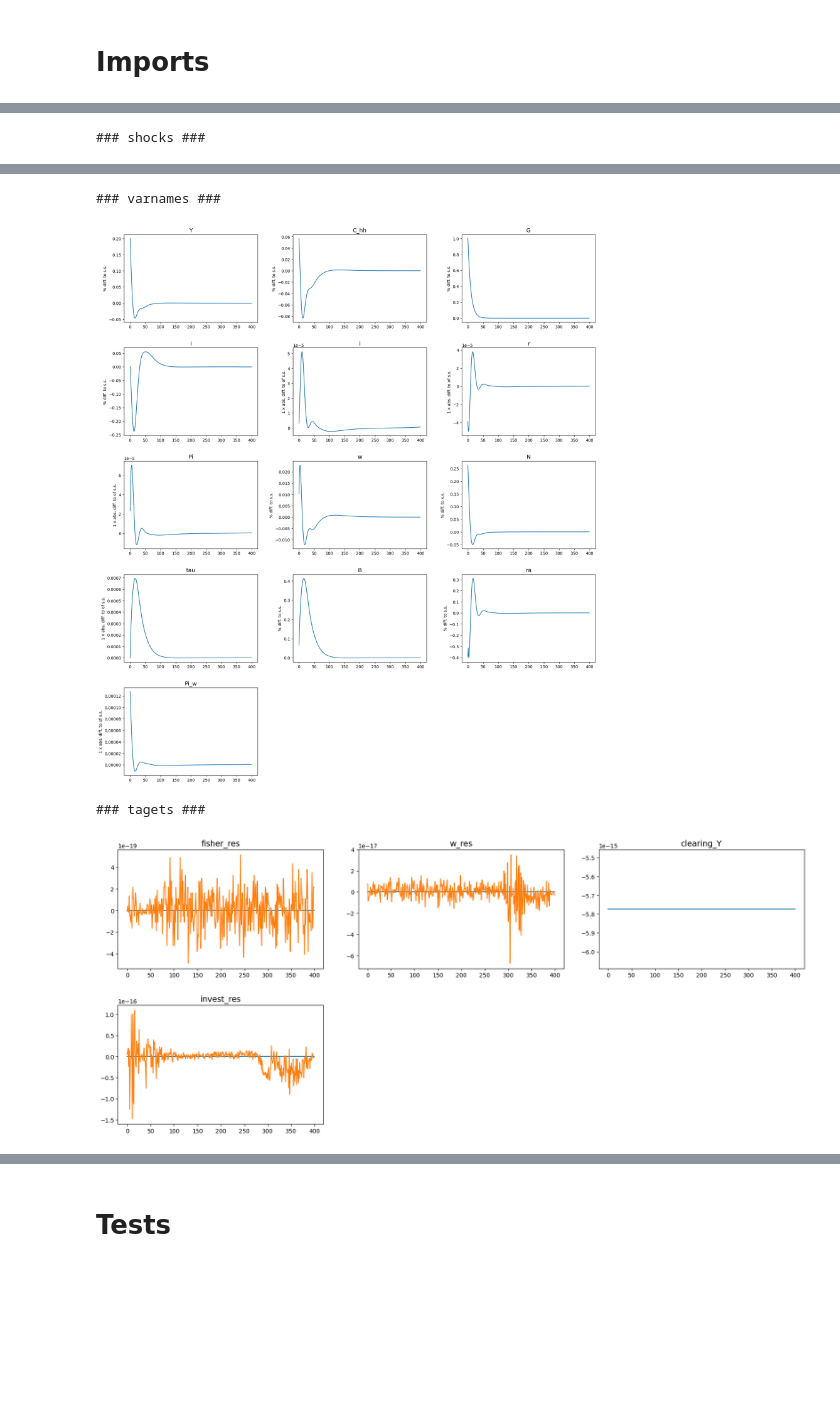
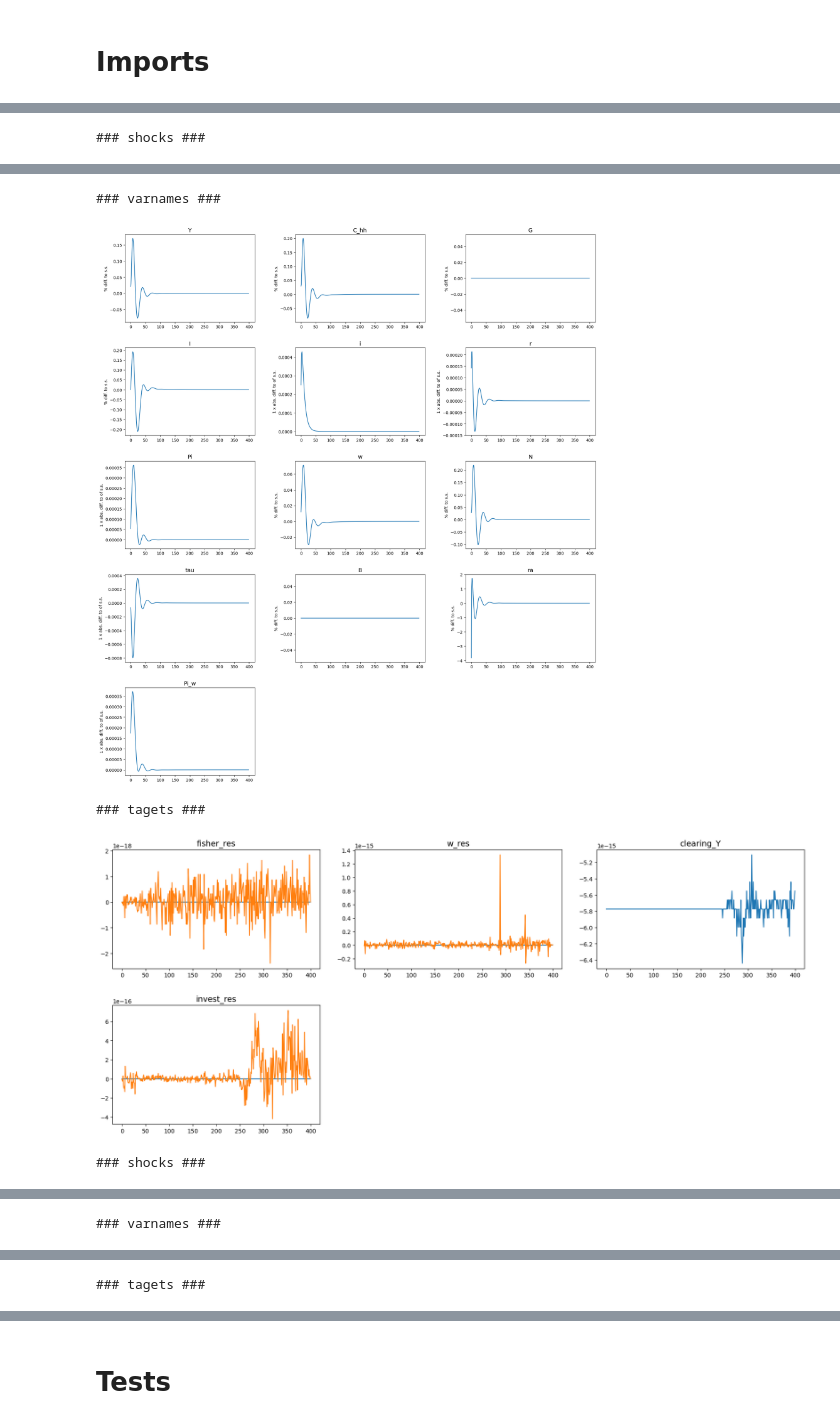
Before and after one commit to YanWin/StickyInformationHANK, a Jupyter notebook: notebooks/Tests_Examples/HANKSticky_minimal.ipynb, the cells around one changed output, grey strips where cells are left out. Drawn from its saved outputs; the diff is of its cells as text; code cells hidden in the pictures; blank space fills up the shorter version.

Commit message:
Pre investment fix

```diff
--- a/notebooks/Tests_Examples/HANKSticky_minimal.ipynb
+++ b/notebooks/Tests_Examples/HANKSticky_minimal.ipynb
@@ -51,19 +48,30 @@ Discrepancy in MPC =  -0.00000000
 # %%
 ss = model.ss
 par = model.par
-# %%
-model.par.phi_G = 1.0
-model.par.phi_pi = 1.25
-model.par.rho_m = 0.89
-model.blocks = [
-            'blocks.production_firm',
-            'blocks.price_setters',
-            'blocks.mutual_fund',
-            'blocks.government',
-            'hh',
-            'blocks.union',
-            'blocks.taylor',
-            'blocks.invest_residual',
-            'blocks.fisher',
-            'blocks.real_wage',
-            'blocks.market_clearing']
+# %%
+model.par.phi_G = 0.0
+model.par.phi_pi = 0.0
+model.blocks = [
+            'blocks.production_firm',
+            'blocks.price_setters',
+            'blocks.mutual_fund',
+            'blocks.government_constant_B',
+            'hh',
+            'blocks.union',
+            'blocks.taylor',
+            'blocks.invest_residual',
+            'blocks.fisher',
+            'blocks.real_wage',
+            'blocks.market_clearing']
+
+model.par.rho_eg = 0.85
+model.par.jump_eg = 0.00
+model.par.jump_eg_transfer = 0.0
+model.par.jump_em = 0.00025
+model.par.rho_em = 0.6
+# model.par.rho_eg = 0.85
+# model.par.jump_eg = 0.01
+# model.par.jump_eg_transfer = 0.0
+# model.par.jump_em = 0.0
+delta_G = model.par.jump_eg * model.par.rho_eg ** np.arange(model.par.T)
+print(f'Shock with parameters jump = {model.par.jump_eg}, rho = {model.par.rho_eg} leads to a total spending increase of {delta_G.sum()*100:.2f}%')
@@ -117,6 +110,6 @@ lvl_value = ['eg', 'ez', 'em', 'eg_transfer', 'd_tau', 'd_B', 'd_G','eB','etau',
 abs_diff = ['tau',  'r', 'Pi', 'i', 'rk','Pi_w']
 # facs = {'r':100}
 model.show_IRFs(paths,lvl_value=lvl_value,abs_diff=abs_diff,ncols=3,T_max=model.par.T,do_linear=True,do_shocks=True, do_non_linear=False)
-# model.show_IRFs(paths,lvl_value=lvl_value,abs_diff=abs_diff,ncols=3,T_max=100,do_linear=True,do_shocks=True, do_non_linear=True)
+model.show_IRFs(paths,lvl_value=lvl_value,abs_diff=abs_diff,ncols=3,T_max=100,do_linear=True,do_shocks=True, do_non_linear=False)
 # %% [output]
 ### shocks ###
@@ -124,4 +117,5 @@ model.show_IRFs(paths,lvl_value=lvl_value,abs_diff=abs_diff,ncols=3,T_max=model.
 ### varnames ###
-[figure, old version]
+[figure, new version]
 ### tagets ###
-[figure, old version]
+[figure, new version]
+### shocks ###
@@ -127,0 +123 @@ model.show_IRFs(paths,lvl_value=lvl_value,abs_diff=abs_diff,ncols=3,T_max=model.
+### varnames ###
@@ -127,0 +125 @@ model.show_IRFs(paths,lvl_value=lvl_value,abs_diff=abs_diff,ncols=3,T_max=model.
+### tagets ###
```
Also changed, not shown: parts of 7 cells of this notebook, 5 other files.
